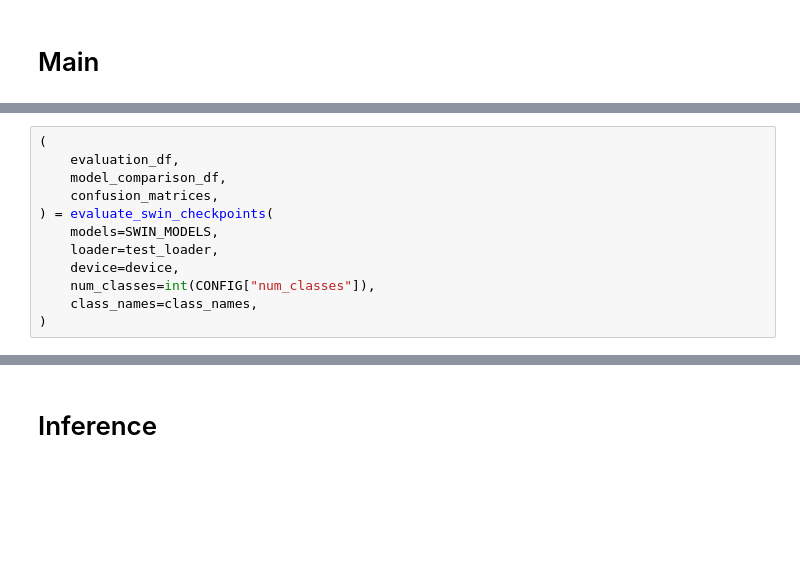
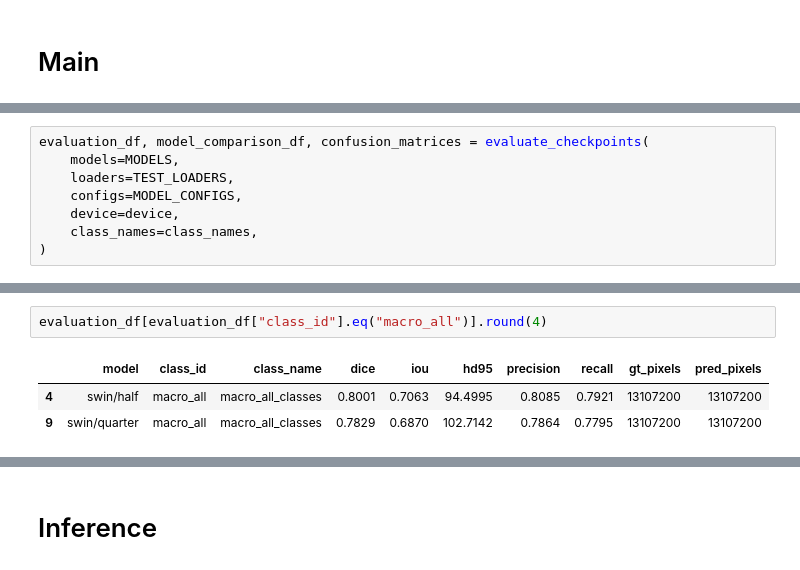
Before and after one commit to Avcuongy/poply-image-segmentation, a Jupyter notebook: notebooks/evaluation_swin_unet.ipynb, the cells around one changed output, grey strips where cells are left out. Saved outputs shown, nothing was run; the diff lists cells and outputs as text; blank space fills up the shorter version.

```diff
--- a/notebooks/evaluation_swin_unet.ipynb
+++ b/notebooks/evaluation_swin_unet.ipynb
@@ -2415,12 +808,8 @@ print("Loaded models:", list(SWIN_MODELS))
 # %%
-(
-    evaluation_df,
-    model_comparison_df,
-    confusion_matrices,
-) = evaluate_swin_checkpoints(
-    models=SWIN_MODELS,
-    loader=test_loader,
+evaluation_df, model_comparison_df, confusion_matrices = evaluate_checkpoints(
+    models=MODELS,
+    loaders=TEST_LOADERS,
+    configs=MODEL_CONFIGS,
     device=device,
-    num_classes=int(CONFIG["num_classes"]),
     class_names=class_names,
 )
@@ -2430,3 +835,9 @@ display(evaluation_df.round(4))
+# %%
+evaluation_df[evaluation_df["class_id"].eq("macro_all")].round(4)
+# %% [output]
+|  | model | class_id | class_name | dice | iou | hd95 | precision | recall | gt_pixels | pred_pixels |
+| 4 | swin/half | macro_all | macro_all_classes | 0.8001 | 0.7063 | 94.4995 | 0.8085 | 0.7921 | 13107200 | 13107200 |
+| 9 | swin/quarter | macro_all | macro_all_classes | 0.7829 | 0.6870 | 102.7142 | 0.7864 | 0.7795 | 13107200 | 13107200 |
 # %%
 print("\nMacro foreground comparison:")
 display(model_comparison_df.round(4))
```
Also changed, not shown: parts of 23 cells of this notebook, 12 other files.
